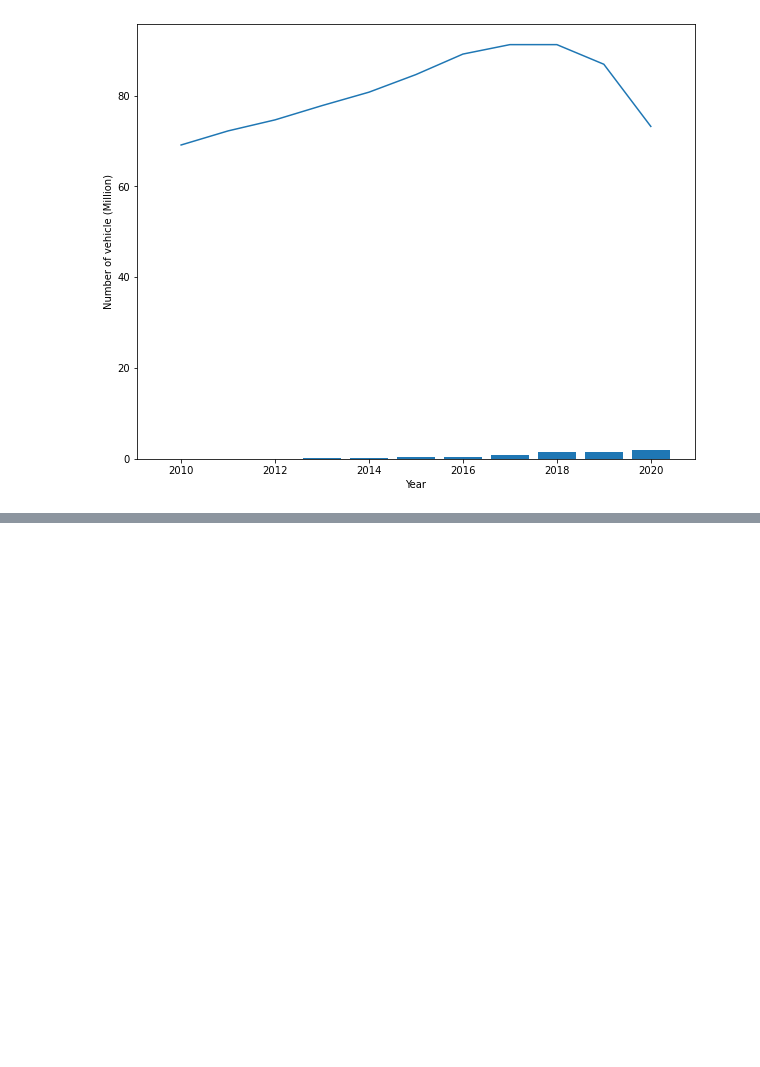
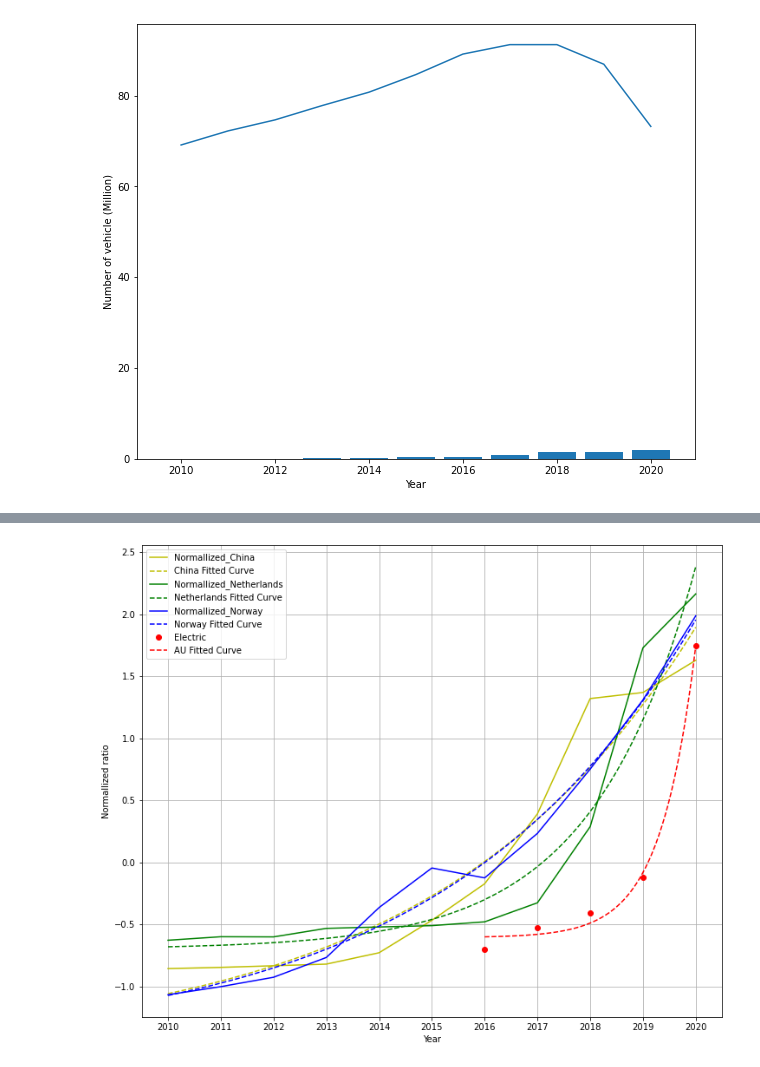
Before and after one commit to Kongfufack/Project_1_EV, a Jupyter notebook: EV_Market_Analysis.ipynb, the cells around one changed output, grey strips where cells are left out. Saved outputs shown, nothing was run; the diff lists cells and outputs as text; code cells hidden in the pictures; blank space fills up the shorter version.

```diff
--- a/EV_Market_Analysis.ipynb
+++ b/EV_Market_Analysis.ipynb
@@ -70,7 +72,7 @@ def expfunc(x, a,b,c ):
 def logfunc(x, a,b,c ):
     return a*np.log(b+x)+c
 # %%
-x = range(1,9)
+x = range(1,8)
 x_fitted = np.linspace(np.min(x), np.max(x)+6.5, 200)
 plt.figure(figsize=(10,8))
 
@@ -128,0 +257,45 @@ plt.show()
+# %%
+x = range(0,11)
+x_aus = range(6,11)
+x_fitted = np.linspace(np.min(x), np.max(x), 200)
+x_fitted_aus = np.linspace(np.min(x_aus), np.max(x_aus), 200)
+plt.figure(figsize=(12,10))
+
+y1 = combined_df["normallized_China"]
+plt.plot(x, y1, 'y-', label="Normalized_China")
+popt, pcov = curve_fit(expfunc, x, y1, maxfev=100)
+y_fitted = expfunc(x_fitted, *popt)
+plt.plot(x_fitted, y_fitted, 'y--', label="China Fitted Curve")
+
+y2 = combined_df["normallized_Netherlands"]
+plt.plot(x, y2, 'g-', label="Normalized_Netherlands")
+popt, pcov = curve_fit(expfunc, x, y2, maxfev=100)
+y_fitted = expfunc(x_fitted, *popt)
+plt.plot(x_fitted, y_fitted, 'g--', label="Netherlands Fitted Curve")
+
+y3 = combined_df["normallized_Norway"]
+plt.plot(x, y3, 'b-', label="Normalized_Norway")
+popt, pcov = curve_fit(expfunc, x, y3, maxfev=100)
+y_fitted = expfunc(x_fitted, *popt)
+plt.plot(x_fitted, y_fitted, 'b--', label="Norway Fitted Curve")
+
+
+
+# AUS Electric
+barchart_df = barchart_df.iloc[:5]
+y4 = z_normal(barchart_df["Electric"])
+popt, pcov = curve_fit(expfunc, x_aus, y4, maxfev=1000)
+plt.plot(x_aus, y4, 'ro', label="Electric")
+y_fitted = expfunc(x_fitted_aus, *popt)
+plt.plot(x_fitted_aus, y_fitted, 'r--', label="AU Fitted Curve")
+
+plt.grid()
+plt.xlabel('Year')
+plt.ylabel('Normallized ratio')
+plt.legend(loc="upper left")
+
+tick_locations = [value for value in x]
+plt.xticks(tick_locations,range(2010,2021))
+plt.show()
+# %% [output]
+[figure, added]
```
Also changed, not shown: parts of 16 cells of this notebook.
